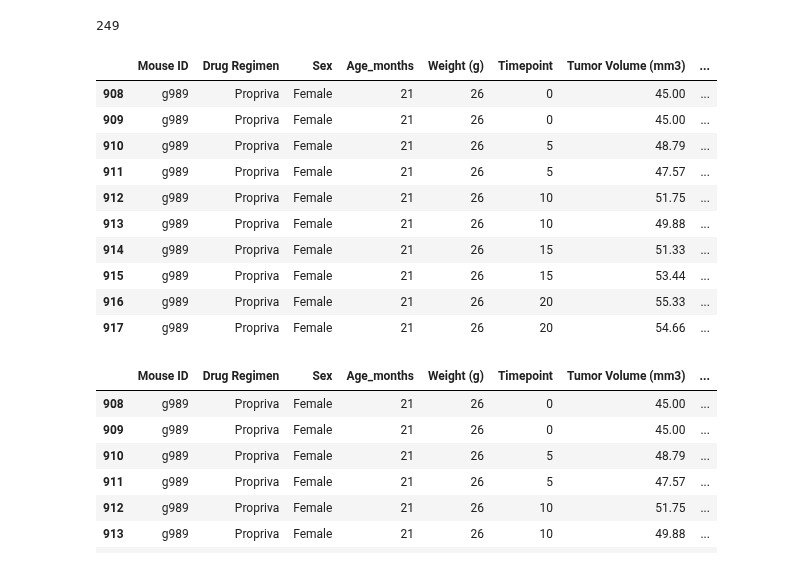
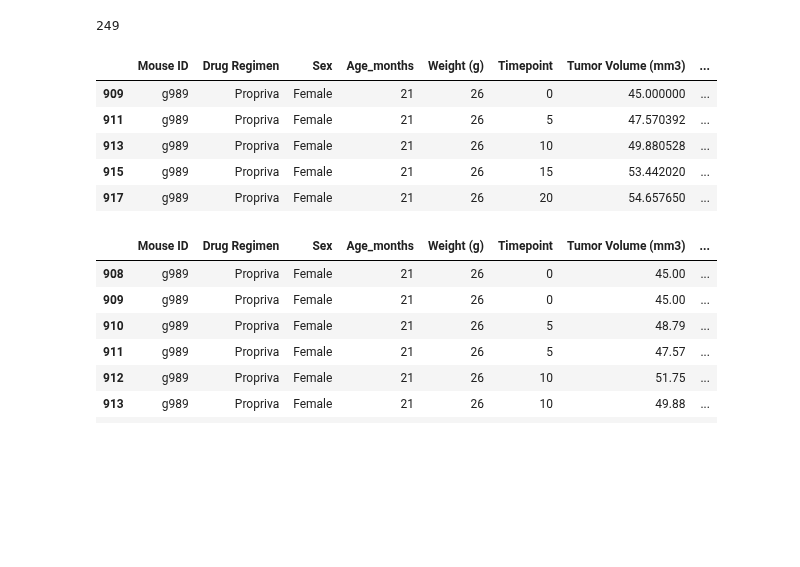
Before and after one commit to olivesun1213/Matplotlib, a Jupyter notebook: Unit 05 - Matplotlib_Homework_Instructions_Pymaceuticals_pymaceuticals_starter.ipynb, the cells around one changed output. Drawn from its saved outputs; the diff is of its cells as text; code cells hidden in the pictures; blank space fills up the shorter version.

```diff
--- a/Unit 05 - Matplotlib_Homework_Instructions_Pymaceuticals_pymaceuticals_starter.ipynb
+++ b/Unit 05 - Matplotlib_Homework_Instructions_Pymaceuticals_pymaceuticals_starter.ipynb
@@ -32,20 +32,21 @@ Number_of_Mice
 249
 # %%
 # Getting the duplicate mice by ID number that shows up for Mouse ID and Timepoint.
-duplicate_mouse = combined_file[combined_file.duplicated(subset=["Mouse ID","Timepoint"], keep=False)]
-duplicate_mouse
+# convert timepoint to string
+new_df=combined_file
+new_df["Timepoint"]=new_df["Timepoint"].astype(str)
+#combine timepoint and mouse ID together to create a unique ID
+new_df["Mouse ID & Timepoint"]=new_df["Mouse ID"].str.cat(new_df["Timepoint"],sep="")
+
+DuplicateMouse= new_df[new_df.duplicated(["Mouse ID & Timepoint"])]
+DuplicateMouse
 # %% [output]
 |  | Mouse ID | Drug Regimen | Sex | Age_months | Weight (g) | Timepoint | Tumor Volume (mm3) | ... |
-| 908 | g989 | Propriva | Female | 21 | 26 | 0 | 45.00 | ... |
-| 909 | g989 | Propriva | Female | 21 | 26 | 0 | 45.00 | ... |
-| 910 | g989 | Propriva | Female | 21 | 26 | 5 | 48.79 | ... |
-| 911 | g989 | Propriva | Female | 21 | 26 | 5 | 47.57 | ... |
-| 912 | g989 | Propriva | Female | 21 | 26 | 10 | 51.75 | ... |
-| 913 | g989 | Propriva | Female | 21 | 26 | 10 | 49.88 | ... |
-| 914 | g989 | Propriva | Female | 21 | 26 | 15 | 51.33 | ... |
-| 915 | g989 | Propriva | Female | 21 | 26 | 15 | 53.44 | ... |
-| 916 | g989 | Propriva | Female | 21 | 26 | 20 | 55.33 | ... |
-| 917 | g989 | Propriva | Female | 21 | 26 | 20 | 54.66 | ... |
+| 909 | g989 | Propriva | Female | 21 | 26 | 0 | 45.000000 | ... |
+| 911 | g989 | Propriva | Female | 21 | 26 | 5 | 47.570392 | ... |
+| 913 | g989 | Propriva | Female | 21 | 26 | 10 | 49.880528 | ... |
+| 915 | g989 | Propriva | Female | 21 | 26 | 15 | 53.442020 | ... |
+| 917 | g989 | Propriva | Female | 21 | 26 | 20 | 54.657650 | ... |
 # %%
 # Optional: Get all the data for the duplicate mouse ID.
 
```
